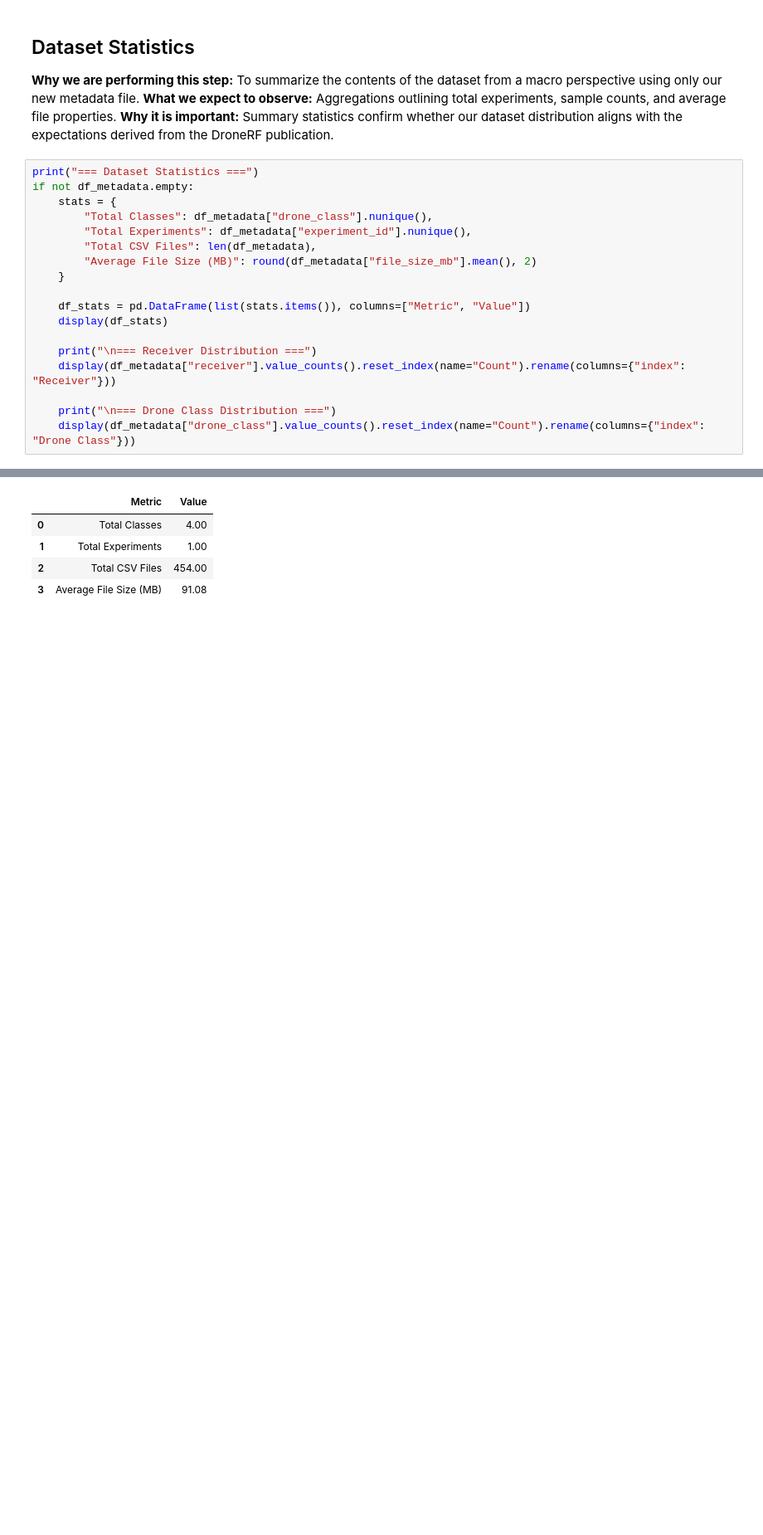
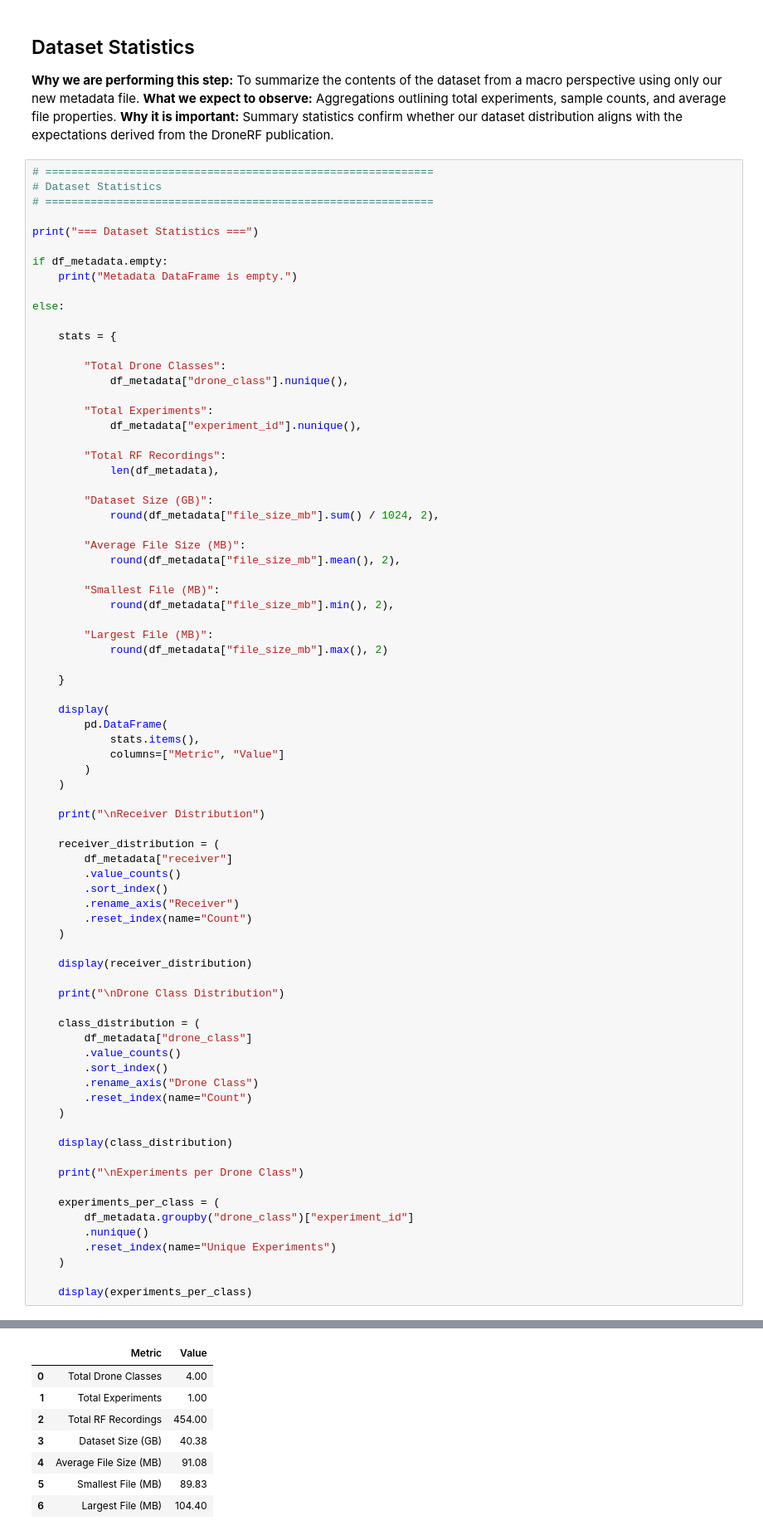
Before and after one commit to Adith1207/Vardan, a Jupyter notebook: notebooks/01_DroneRF_Dataset_Exploration.ipynb, the cells around one changed output, grey strips where cells are left out. Shown at 83% size. Drawn from its saved outputs; the diff is of its cells as text; blank space fills up the shorter version.

```diff
--- a/notebooks/01_DroneRF_Dataset_Exploration.ipynb
+++ b/notebooks/01_DroneRF_Dataset_Exploration.ipynb
@@ -299,27 +340,89 @@ Total Metadata Rows:      454
 **What we expect to observe:** Aggregations outlining total experiments, sample counts, and average file properties.
 **Why it is important:** Summary statistics confirm whether our dataset distribution aligns with the expectations derived from the DroneRF publication.
 # %%
+# ============================================================
+# Dataset Statistics
+# ============================================================
+
 print("=== Dataset Statistics ===")
-if not df_metadata.empty:
+
+if df_metadata.empty:
+    print("Metadata DataFrame is empty.")
+
+else:
+
     stats = {
-        "Total Classes": df_metadata["drone_class"].nunique(),
-        "Total Experiments": df_metadata["experiment_id"].nunique(),
-        "Total CSV Files": len(df_metadata),
-        "Average File Size (MB)": round(df_metadata["file_size_mb"].mean(), 2)
+
+        "Total Drone Classes":
+            df_metadata["drone_class"].nunique(),
+
+        "Total Experiments":
+            df_metadata["experiment_id"].nunique(),
+
+        "Total RF Recordings":
+            len(df_metadata),
+
+        "Dataset Size (GB)":
+            round(df_metadata["file_size_mb"].sum() / 1024, 2),
+
+        "Average File Size (MB)":
+            round(df_metadata["file_size_mb"].mean(), 2),
+
+        "Smallest File (MB)":
+            round(df_metadata["file_size_mb"].min(), 2),
+
+        "Largest File (MB)":
+            round(df_metadata["file_size_mb"].max(), 2)
+
     }
 
-    df_stats = pd.DataFrame(list(stats.items()), columns=["Metric", "Value"])
-    display(df_stats)
+    display(
+        pd.DataFrame(
+            stats.items(),
+            columns=["Metric", "Value"]
+        )
+    )
 
-    print("\n=== Receiver Distribution ===")
-    display(df_metadata["receiver"].value_counts().reset_index(name="Count").rename(columns={"index": "Receiver"}))
+    print("\nReceiver Distribution")
 
-    print("\n=== Drone Class Distribution ===")
-    display(df_metadata["drone_class"].value_counts().reset_index(name="Count").rename(columns={"index": "Drone Class"}))
+    receiver_distribution = (
+        df_metadata["receiver"]
+        .value_counts()
+        .sort_index()
+        .rename_axis("Receiver")
+        .reset_index(name="Count")
+    )
+
+    display(receiver_distribution)
+
+    print("\nDrone Class Distribution")
+
+    class_distribution = (
+        df_metadata["drone_class"]
+        .value_counts()
+        .sort_index()
+        .rename_axis("Drone Class")
+        .reset_index(name="Count")
+    )
+
+    display(class_distribution)
+
+    print("\nExperiments per Drone Class")
+
+    experiments_per_class = (
+        df_metadata.groupby("drone_class")["experiment_id"]
+        .nunique()
+        .reset_index(name="Unique Experiments")
+    )
+
+    display(experiments_per_class)
 # %% [output]
 === Dataset Statistics ===
 |  | Metric | Value |
-| 0 | Total Classes | 4.00 |
+| 0 | Total Drone Classes | 4.00 |
 | 1 | Total Experiments | 1.00 |
-| 2 | Total CSV Files | 454.00 |
-| 3 | Average File Size (MB) | 91.08 |
+| 2 | Total RF Recordings | 454.00 |
+| 3 | Dataset Size (GB) | 40.38 |
+| 4 | Average File Size (MB) | 91.08 |
+| 5 | Smallest File (MB) | 89.83 |
+| 6 | Largest File (MB) | 104.40 |
```
Also changed, not shown: parts of 14 cells of this notebook, 12 other files.
